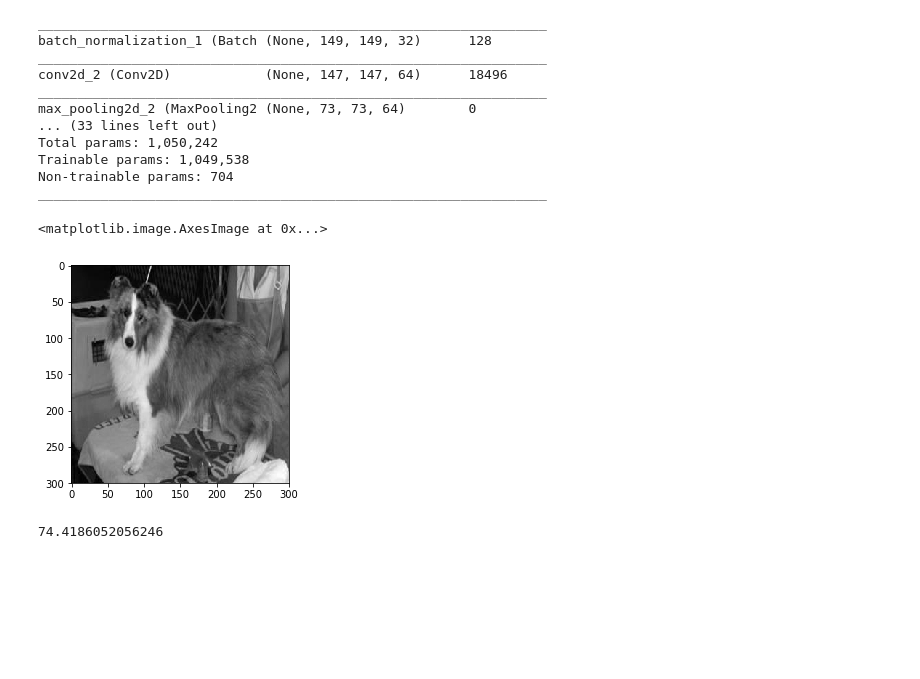
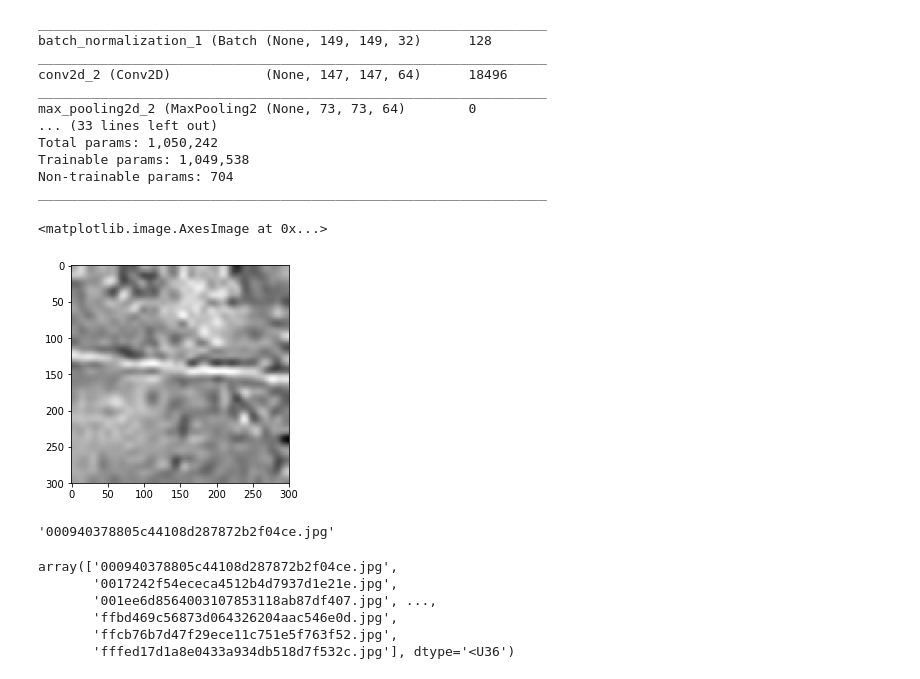
Before and after one commit to Vedant1202/Kaggle_Cactus_Classifier, a Jupyter notebook: cnn.ipynb, the cells around one changed output. Cells and saved outputs as stored; diff of their text form; code cells hidden in the pictures; blank space fills up the shorter version.

```diff
--- a/cnn.ipynb
+++ b/cnn.ipynb
@@ -147,30 +149,40 @@ _________________________________________________________________
 # %%
 # Test on Test Set
-TEST_DIR = './aerial-cactus-identification/test/test/'
 def load_test_data():
     test_data = []
     for img in os.listdir(TEST_DIR):
-        label = label_img(img)
+        imgName = img
         path = os.path.join(TEST_DIR, img)
         if "DS_Store" not in path:
             img = Image.open(path)
             img = img.convert('L')
             img = img.resize((IMG_SIZE, IMG_SIZE), Image.ANTIALIAS)
-            test_data.append([np.array(img), label])
-    shuffle(test_data)
+            test_data.append([np.array(img), imgName])
+#     shuffle(test_data)
     return test_data
 
 
 test_data = load_test_data()
 plt.imshow(test_data[10][0], cmap = 'gist_gray')
 # %% [output]
 <matplotlib.image.AxesImage at 0x...>
-[figure, old version]
+[figure, new version]
+# %%
+test_data[0][1]
+# %% [output]
+'000940378805c44108d287872b2f04ce.jpg'
 # %%
 testImages = np.array([i[0] for i in test_data]).reshape(-1, IMG_SIZE, IMG_SIZE, 1)
 testLabels = np.array([i[1] for i in test_data])
 
-loss, acc = model.evaluate(testImages, testLabels, verbose = 0)
-print(acc * 100)
+# loss, acc = model.evaluate(testImages, testLabels, verbose = 0)
+# print(acc * 100)
-# %% [output]
-74.4186052056246
+# %%
+testLabels
+# %% [output]
+array(['000940378805c44108d287872b2f04ce.jpg',
+       '0017242f54ececa4512b4d7937d1e21e.jpg',
+       '001ee6d8564003107853118ab87df407.jpg', ...,
+       'ffbd469c56873d064326204aac546e0d.jpg',
+       'ffcb76b7d47f29ece11c751e5f763f52.jpg',
+       'fffed17d1a8e0433a934db518d7f532c.jpg'], dtype='<U36')
```
Also changed, not shown: parts of 12 cells of this notebook, 1 other file.
